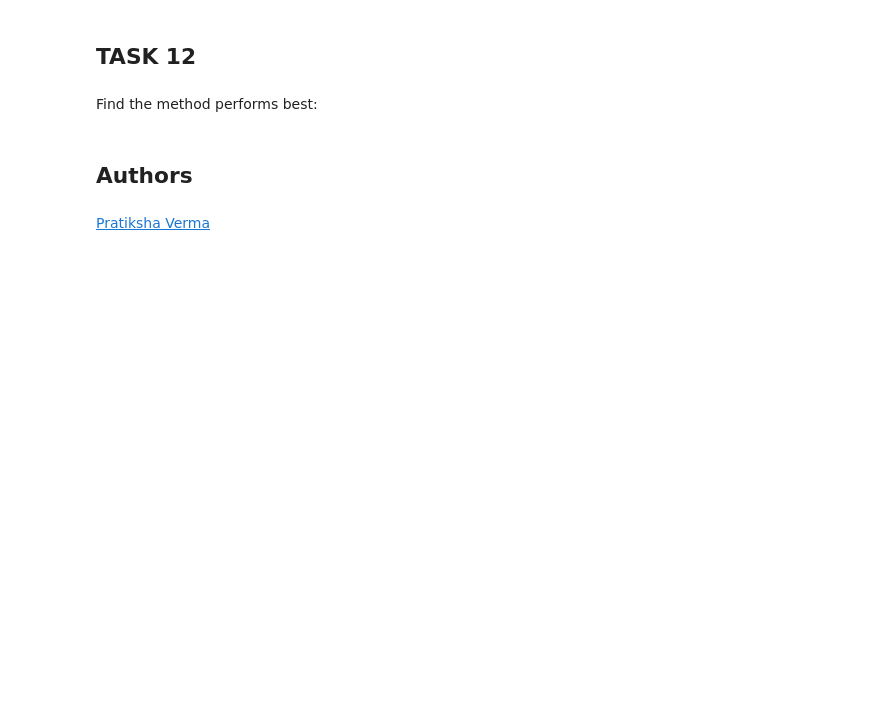
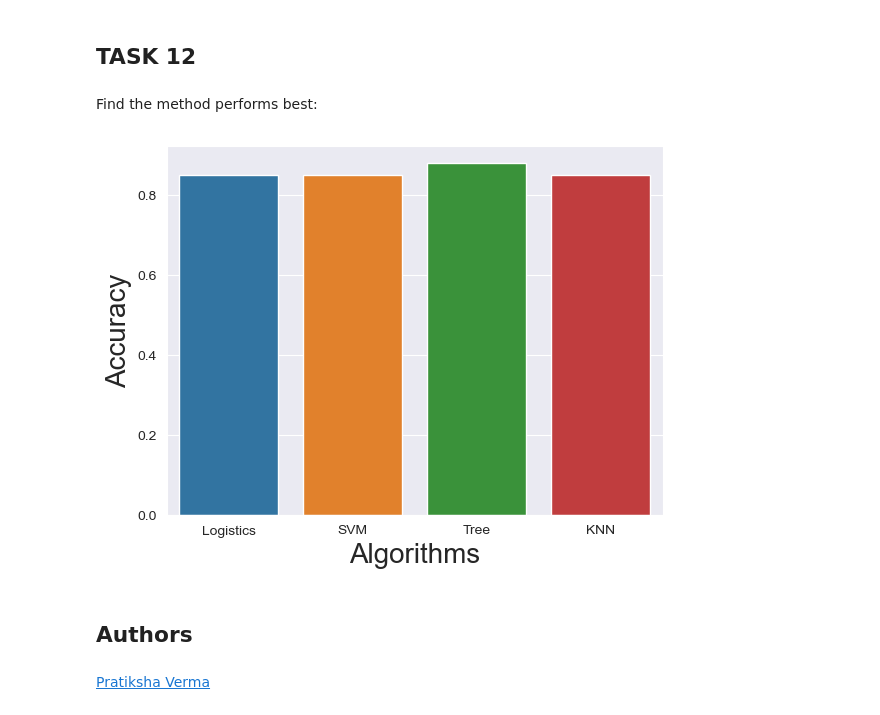
Before and after one commit to sonnguyen91hp/Capstone, a Jupyter notebook: SpaceX_Machine_Learning_Prediction_Part_5.jupyterlite.ipynb, the cells around one changed output. Drawn from its saved outputs; the diff is of its cells as text; code cells hidden in the pictures; blank space fills up the shorter version.

```diff
--- a/SpaceX_Machine_Learning_Prediction_Part_5.jupyterlite.ipynb
+++ b/SpaceX_Machine_Learning_Prediction_Part_5.jupyterlite.ipynb
@@ -380,6 +382,16 @@ weighted avg       0.92      0.83      0.85        18
 ## TASK  12
 # %% [markdown]
 Find the method performs best:
+# %%
+names = ['Logistics', 'SVM', 'Tree', 'KNN']
+values = [0.85, 0.85, 0.88, 0.85]
+compare = pd.DataFrame({'Algo': names, 'Result': values})
+sns.barplot(compare, x = 'Algo', y = 'Result')
+plt.xlabel('Algorithms',fontsize=20)
+plt.ylabel('Accuracy',fontsize=20)
+plt.show()
+# %% [output]
+[figure, added]
 # %% [markdown]
 ## Authors
 # %% [markdown]
```
Also changed, not shown: parts of 3 cells of this notebook, 2 other files.
